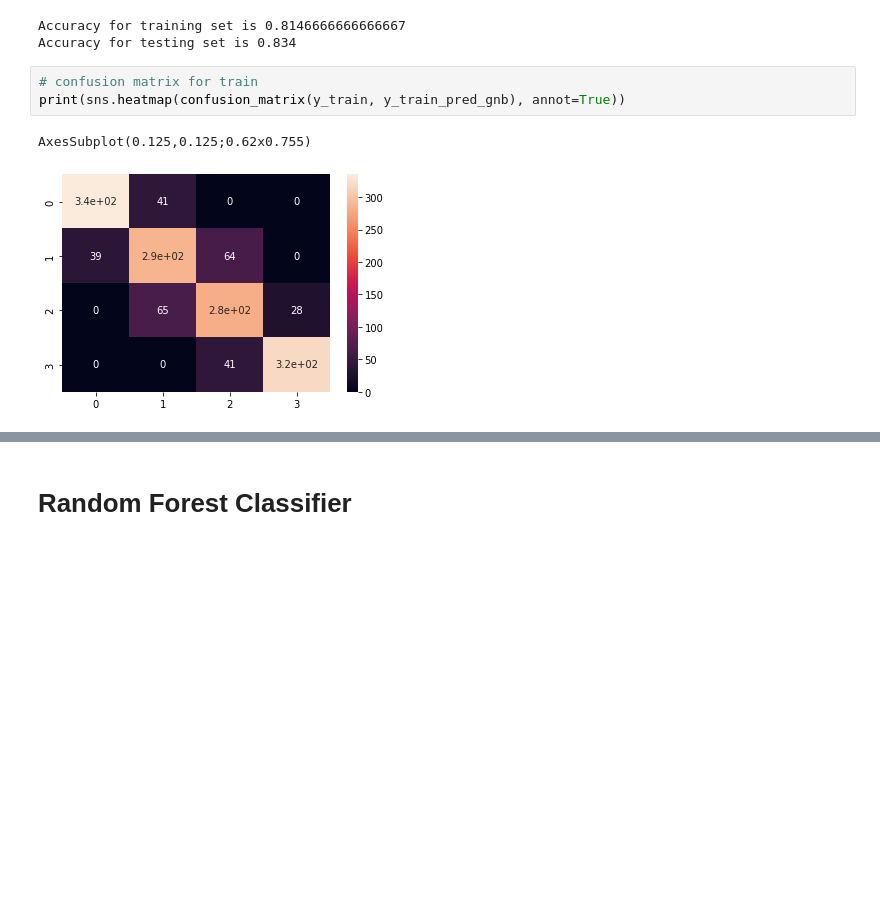
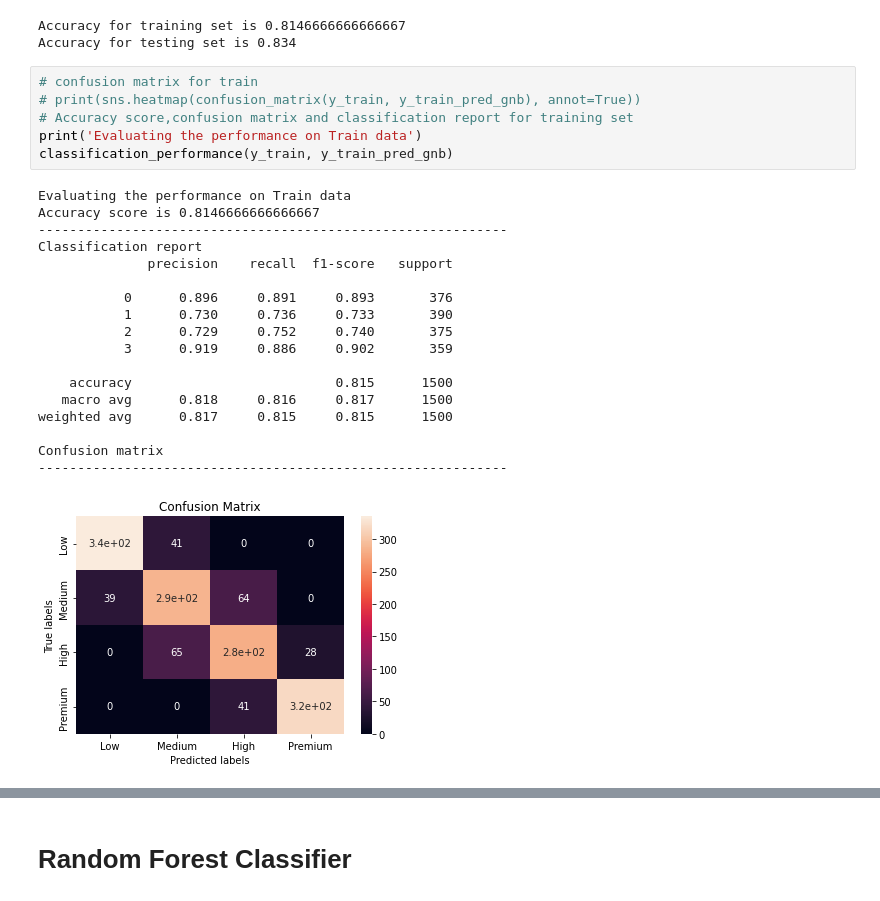
Before and after one commit to RadhikaRM/Mobilepricerangeprediction, a Jupyter notebook: Team_MobilePriceRangePrediction.ipynb, the cells around one changed output, grey strips where cells are left out. Cells and saved outputs as stored; diff of their text form; blank space fills up the shorter version.

```diff
--- a/Team_MobilePriceRangePrediction.ipynb
+++ b/Team_MobilePriceRangePrediction.ipynb
@@ -899,9 +952,28 @@ Accuracy for training set is 0.8146666666666667
 Accuracy for testing set is 0.834
 # %%
 # confusion matrix for train
-print(sns.heatmap(confusion_matrix(y_train, y_train_pred_gnb), annot=True))
+# print(sns.heatmap(confusion_matrix(y_train, y_train_pred_gnb), annot=True))
+# Accuracy score,confusion matrix and classification report for training set
+print('Evaluating the performance on Train data')
+classification_performance(y_train, y_train_pred_gnb)
 # %% [output]
-AxesSubplot(0.125,0.125;0.62x0.755)
+Evaluating the performance on Train data
+Accuracy score is 0.8146666666666667
+------------------------------------------------------------
+Classification report
+              precision    recall  f1-score   support
+
+           0      0.896     0.891     0.893       376
+           1      0.730     0.736     0.733       390
+           2      0.729     0.752     0.740       375
+           3      0.919     0.886     0.902       359
+
+    accuracy                          0.815      1500
+   macro avg      0.818     0.816     0.817      1500
+weighted avg      0.817     0.815     0.815      1500
+
+Confusion matrix
+------------------------------------------------------------
-[figure, old version]
+[figure, new version]
 # %%
 # confusion matrix for test
```
Also changed, not shown: parts of 47 cells of this notebook.
